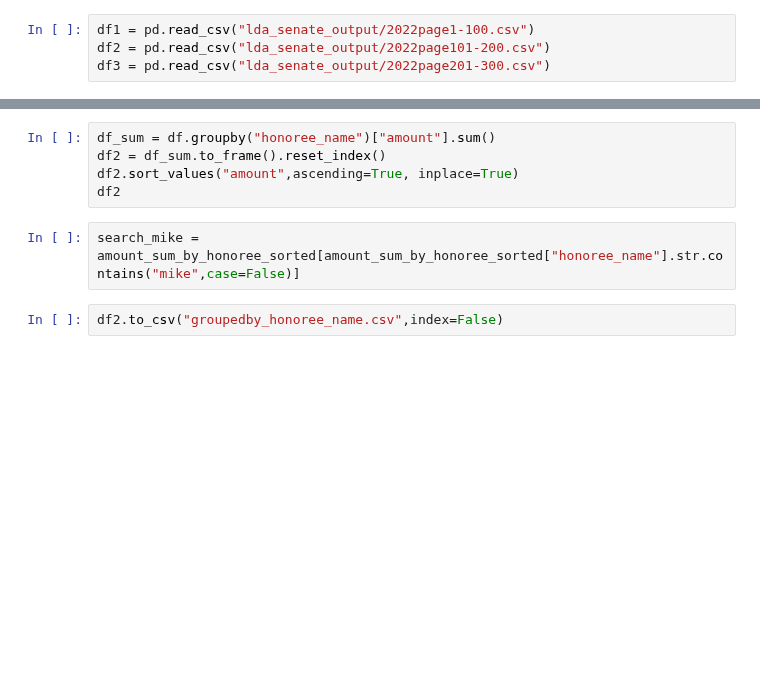
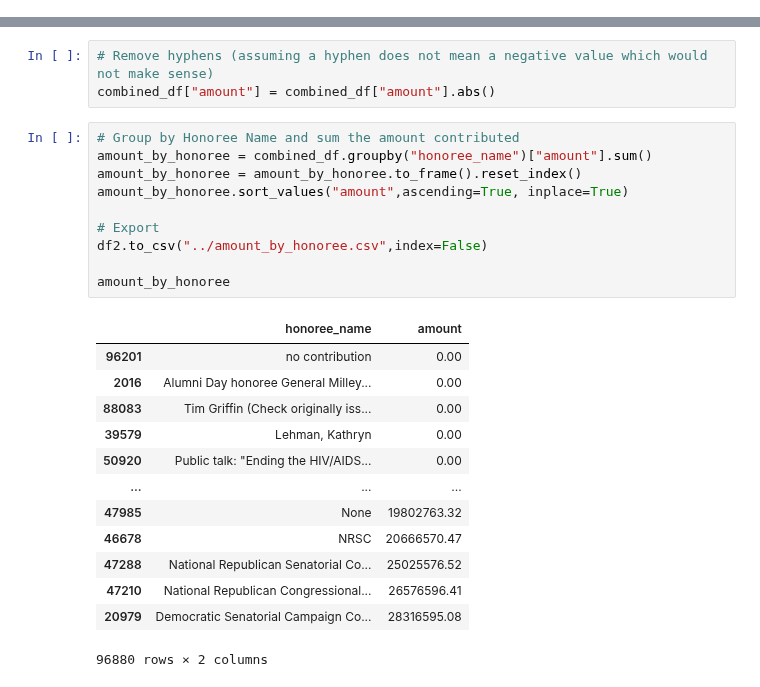
Before and after one commit to david-00001/project1, a Jupyter notebook: lda_senate/lda_senate_merge_contribution_outputs.ipynb, the cells around one changed output, grey strips where cells are left out. Saved outputs shown, nothing was run; the diff lists cells and outputs as text; blank space fills up the shorter version.

```diff
--- a/lda_senate/lda_senate_merge_contribution_outputs.ipynb
+++ b/lda_senate/lda_senate_merge_contribution_outputs.ipynb
@@ -4,4 +7,0 @@ import numpy as np
-# %%
-df1 = pd.read_csv("lda_senate_output/2022page1-100.csv")
-df2 = pd.read_csv("lda_senate_output/2022page101-200.csv")
-df3 = pd.read_csv("lda_senate_output/2022page201-300.csv")
@@ -20,9 +66,27 @@ df.to_csv("2022page1-300.csv",index=False)
+# %%
+# Remove hyphens (assuming a hyphen does not mean a negative value which would not make sense)
+combined_df["amount"] = combined_df["amount"].abs()
 # %%
-df_sum = df.groupby("honoree_name")["amount"].sum()
-df2 = df_sum.to_frame().reset_index()
-df2.sort_values("amount",ascending=True, inplace=True)
-df2
+# Group by Honoree Name and sum the amount contributed
+amount_by_honoree = combined_df.groupby("honoree_name")["amount"].sum()
+amount_by_honoree = amount_by_honoree.to_frame().reset_index()
+amount_by_honoree.sort_values("amount",ascending=True, inplace=True)
+
+# Export
+df2.to_csv("../amount_by_honoree.csv",index=False)
+
+amount_by_honoree
+# %% [output]
+|  | honoree_name | amount |
+| 96201 | no contribution | 0.00 |
+| 2016 | Alumni Day honoree General Milley... | 0.00 |
+| 88083 | Tim Griffin (Check originally iss... | 0.00 |
+| 39579 | Lehman, Kathryn | 0.00 |
+| 50920 | Public talk: "Ending the HIV/AIDS... | 0.00 |
+| ... | ... | ... |
+| 47985 | None | 19802763.32 |
+| 46678 | NRSC | 20666570.47 |
+| 47288 | National Republican Senatorial Co... | 25025576.52 |
+| 47210 | National Republican Congressional... | 26576596.41 |
+| 20979 | Democratic Senatorial Campaign Co... | 28316595.08 |
+96880 rows × 2 columns
-# %%
-search_mike = amount_sum_by_honoree_sorted[amount_sum_by_honoree_sorted["honoree_name"].str.contains("mike",case=False)]
-# %%
-df2.to_csv("groupedby_honoree_name.csv",index=False)
```
Also changed, not shown: parts of 10 cells of this notebook, 18 other files.
